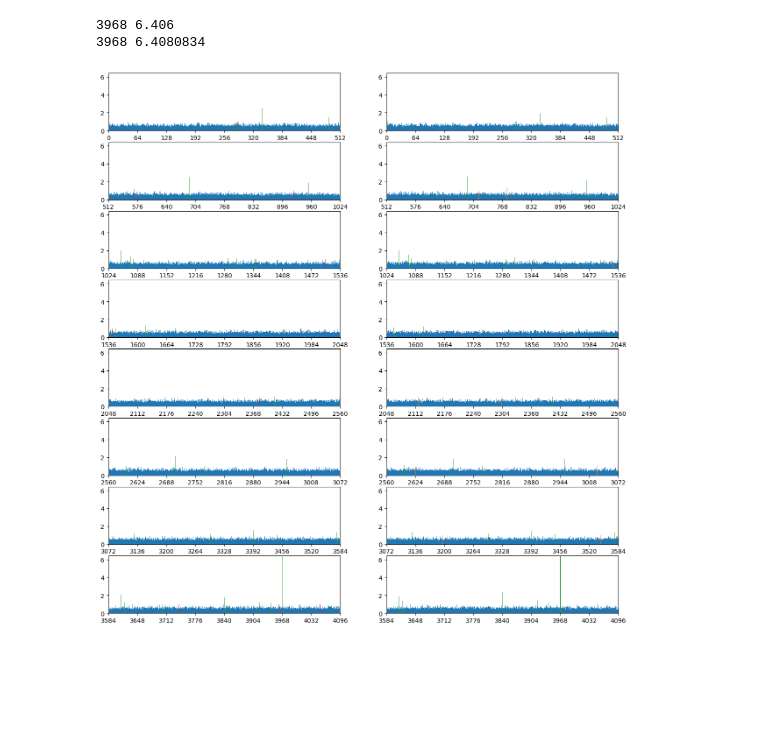
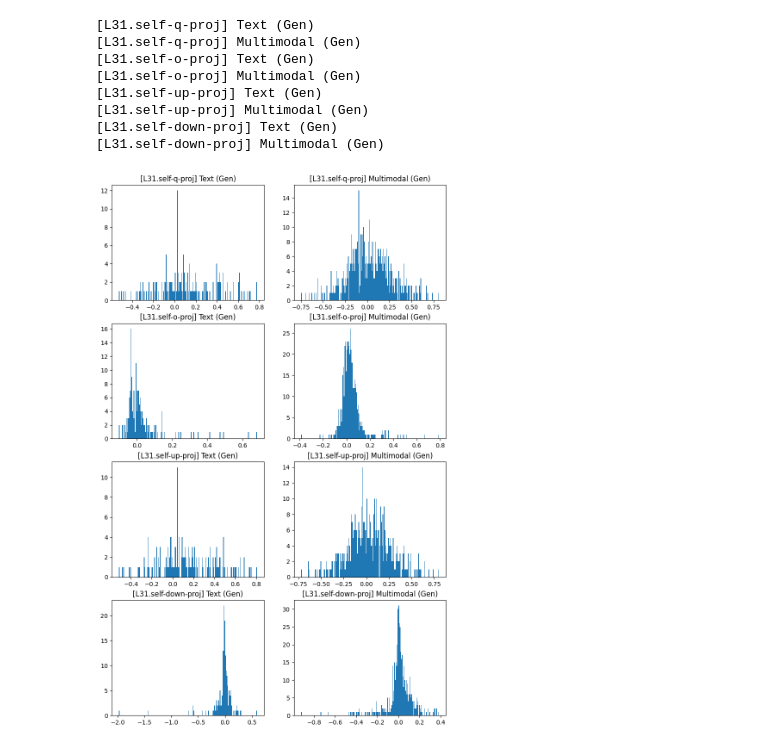
Before and after one commit to Starmys/open_flamingo, a Jupyter notebook: plot_text_vs_vision.ipynb, the cells around one changed output. Saved outputs shown, nothing was run; the diff lists cells and outputs as text; code cells hidden in the pictures; blank space fills up the shorter version.

```diff
--- a/plot_text_vs_vision.ipynb
+++ b/plot_text_vs_vision.ipynb
@@ -133,28 +379,38 @@ for idx in old_outliers:
-# %%
-max_val = max(mm_per_channel.max(), text_per_channel.max())
-
-print(mm_per_channel.argmax(), mm_per_channel.max())
-print(text_per_channel.argmax(), text_per_channel.max())
-
-groups = (channels + 512 - 1) // 512
-
-plt.figure(figsize=(15, 2 * groups))
-
-def plot_group(tensor, colors, start, stop, idx):
-    ax = plt.subplot(groups, 2, idx)
-    ax.bar(np.arange(start, stop), tensor[start:stop], width=np.ones(stop - start), color=colors[start:stop])
-    # ax.set_ylim(0, np.ceil(max_val))
-    ax.set_ylim(0, max_val)
-    ax.set_xlim(start, start + 512)
-    ax.set_xticks(np.arange(start, start + 513, 64))
-
-for group_id in range(groups):
-    ax = plt.subplot(groups, 2, group_id * 2 + 1)
-    start = group_id * 512
-    stop = min(start + 512, channels)
-    plot_group(text_per_channel, text_colors, start, stop, group_id * 2 + 1)
-    plot_group(mm_per_channel, mm_colors, start, stop, group_id * 2 + 2)
-# %% [output]
-3968 6.406
-3968 6.4080834
-[figure, removed]
+# %%
+def plot_all_comp_1(layer, channel, gen=False):
+    plt.figure(figsize=(10, 16))
+
+    for i, comp in enumerate(['self-q-proj', 'self-o-proj', 'self-up-proj', 'self-down-proj']):
+        if gen:
+            title_type = 'Gen'
+            path_suffix = '-gen'
+        else:
+            title_type = 'Prompt'
+            path_suffix = ''
+        title = f'[L{layer}.{comp}] Text ({title_type})'
+        ax = plt.subplot(4, 2, i * 2 + 1)
+        x = load_channel(f'{SNAPSHOT_PATH}/activations', f'{layer}-{comp}', channel, seq_end=10).detach().cpu().numpy()
+        plot_channel(ax, x)
+        ax.set_title(title)
+        print(title)
+        title = f'[L{layer}.{comp}] Multimodal ({title_type})'
+        ax = plt.subplot(4, 2, i * 2 + 2)
+        x = load_channel(f'{SNAPSHOT_PATH}/activations{path_suffix}', f'{layer}-{comp}', channel, seq_start=10).detach().cpu().numpy()
+        plot_channel(ax, x)
+        ax.set_title(title)
+        print(title)
+
+    # plt.savefig(f'./snapshot/img/activations-per-channel/{layer}.{channel}{path_suffix}.png')
+# %%
+layer=31
+plot_all_comp_1(layer, channel=31, gen=True)
+# %% [output]
+[L31.self-q-proj] Text (Gen)
+[L31.self-q-proj] Multimodal (Gen)
+[L31.self-o-proj] Text (Gen)
+[L31.self-o-proj] Multimodal (Gen)
+[L31.self-up-proj] Text (Gen)
+[L31.self-up-proj] Multimodal (Gen)
+[L31.self-down-proj] Text (Gen)
+[L31.self-down-proj] Multimodal (Gen)
+[figure, added]
```
Also changed, not shown: parts of 13 cells of this notebook, 5 other files.
